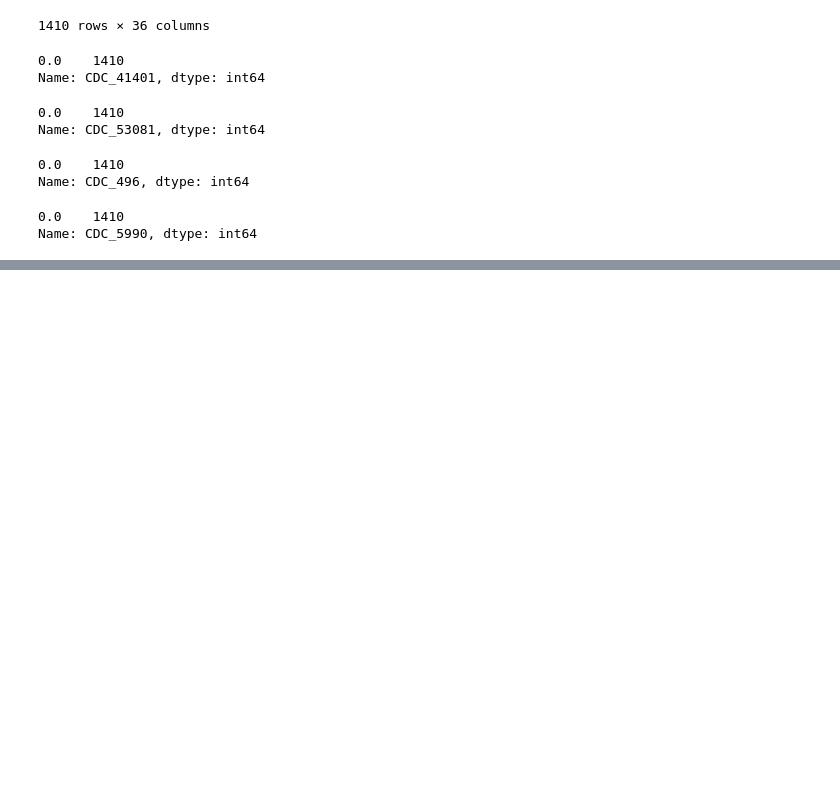
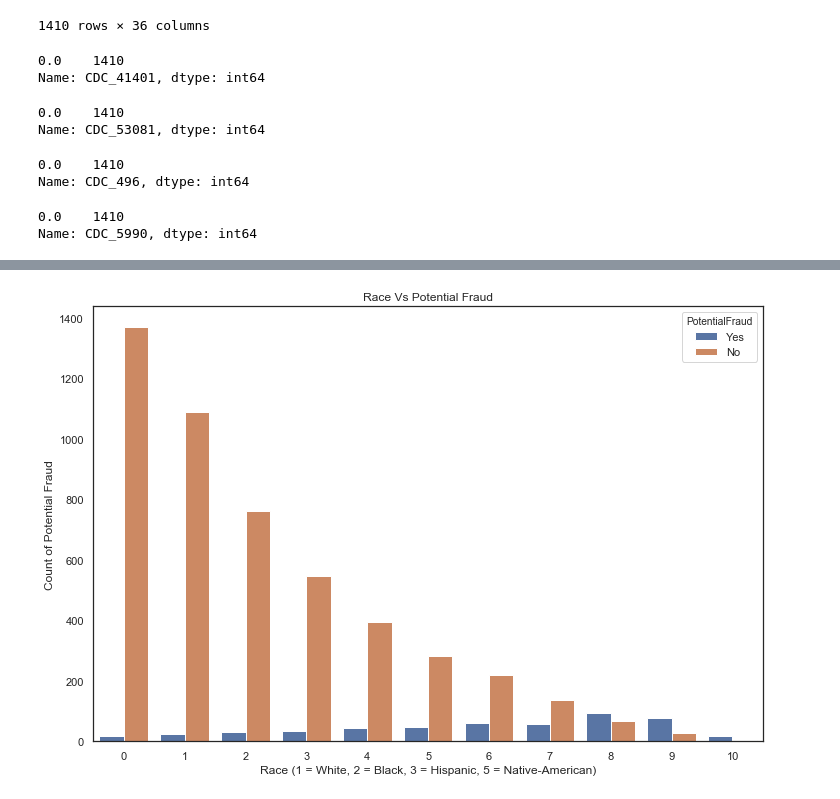
Before and after one commit to SubornaN/Health_Care_Fraud_Detection, a Jupyter notebook: Fraud_Detection_EDA_ML_Revised.ipynb, the cells around one changed output, grey strips where cells are left out. Saved outputs shown, nothing was run; the diff lists cells and outputs as text; code cells hidden in the pictures; blank space fills up the shorter version.

```diff
--- a/Fraud_Detection_EDA_ML_Revised.ipynb
+++ b/Fraud_Detection_EDA_ML_Revised.ipynb
@@ -426,5 +451,6 @@ Found_Fraud = all_features[[ 'CDC_2724', 'CDC_41401', 'CDC_496', 'CDC_53081',
        'CDC_5990', 'PotentialFraud']]
 # %%
-Found_Fraud1 = all_features_all[['Female_Patient', 'Age(26-40)', 'Age(81-100)', 'Race_Native',
-       'State_Count', 'CDC_2724', 'CDC_41401', 'CDC_496', 'CDC_53081',
-       'CDC_5990', 'DGC_192', 'DGC_202','PotentialFraud','Provider']].set_index('Provider')
+Found_Fraud1 = all_features_all[['CDC_41401', 'CDC_496', 'CDC_5990', 'CDC_53081', 'Age(26-40)',
+       'State_Count', 'Female_Patient', 'Age(81-100)', 'CDC_4019', 'PotentialFraud','Provider']].set_index('Provider')
+# %%
+Found_Fraud1 = Found_Fraud1.reset_index()
@@ -430,0 +473,9 @@ Found_Fraud1 = all_features_all[['Female_Patient', 'Age(26-40)', 'Age(81-100)',
+# %%
+sns.set(rc={'figure.figsize':(12,8)},style='white')
+Fraud_V_CDC_2724= sns.countplot(x='CDC_2724',hue='PotentialFraud',data=Found_Fraud1)
+plt.title('Race Vs Potential Fraud')
+plt.xlabel('Race (1 = White, 2 = Black, 3 = Hispanic, 5 = Native-American)')
+plt.ylabel('Count of Potential Fraud')
+plt.show()
+# %% [output]
+[figure, added]
```
Also changed, not shown: parts of 12 cells of this notebook, 1 other file.
